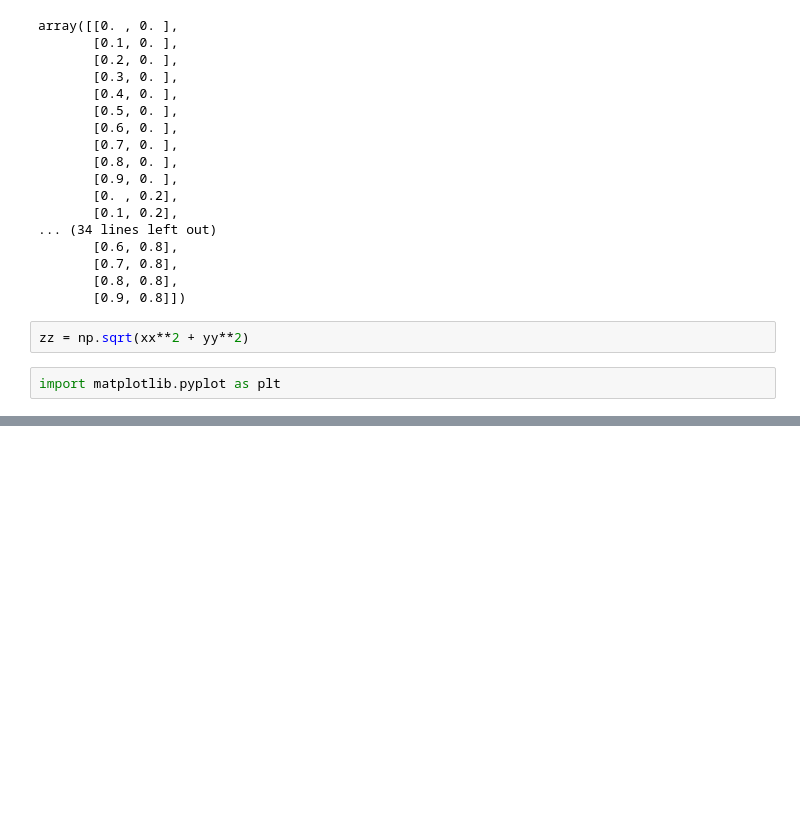
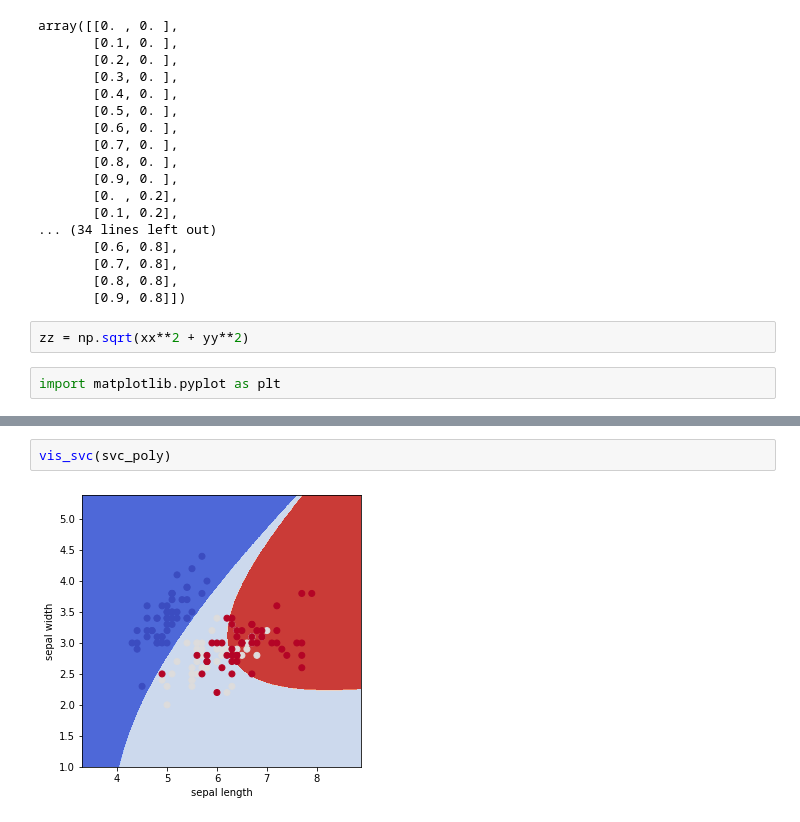
Before and after one commit to sieun-Bae/Applied_ML, a Jupyter notebook: classification.ipynb, the cells around one changed output, grey strips where cells are left out. Cells and saved outputs as stored; diff of their text form; blank space fills up the shorter version.

```diff
--- a/classification.ipynb
+++ b/classification.ipynb
@@ -196,0 +250,4 @@ plt.show()
+# %%
+vis_svc(svc_poly)
+# %% [output]
+[figure, added]
```
Also changed, not shown: parts of 21 cells of this notebook.
